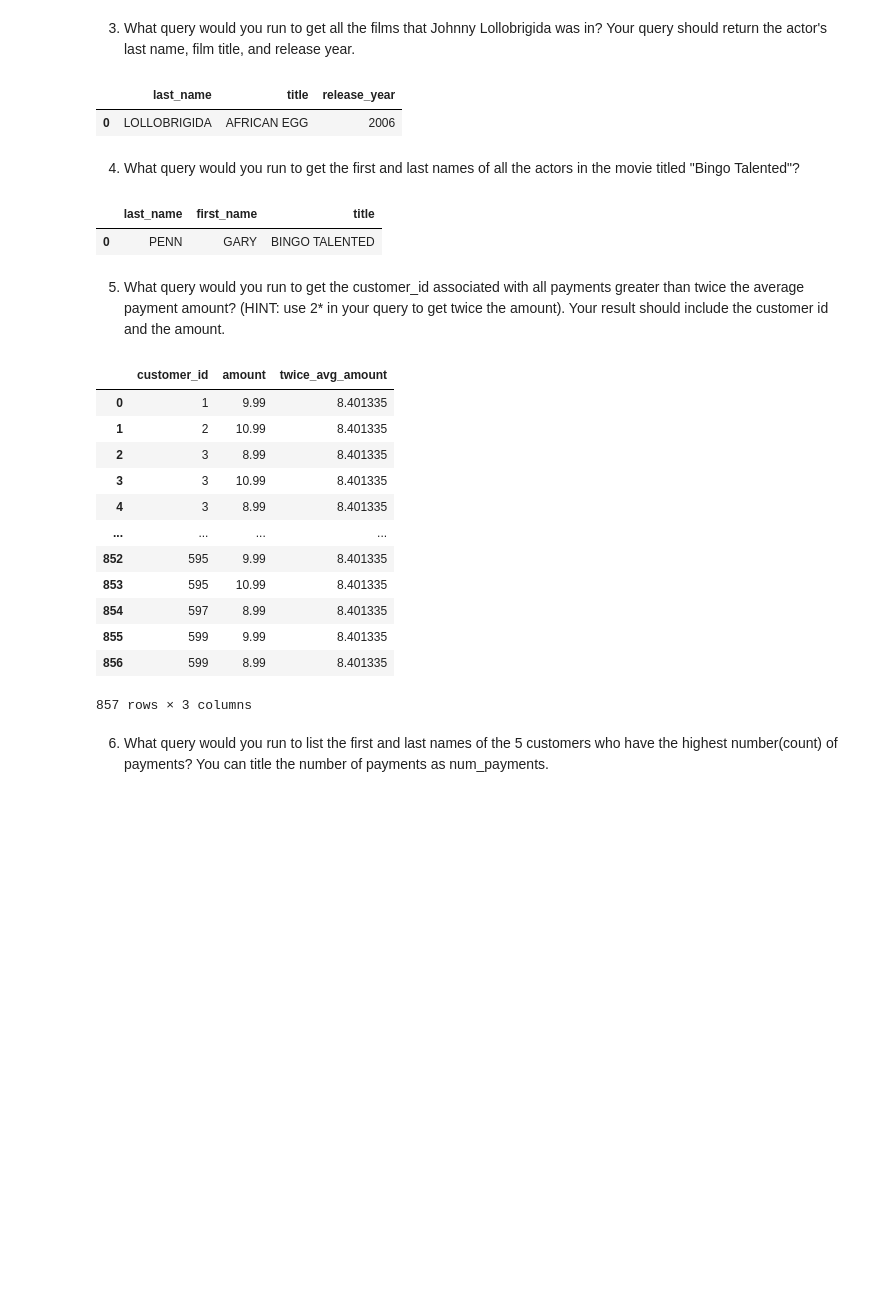
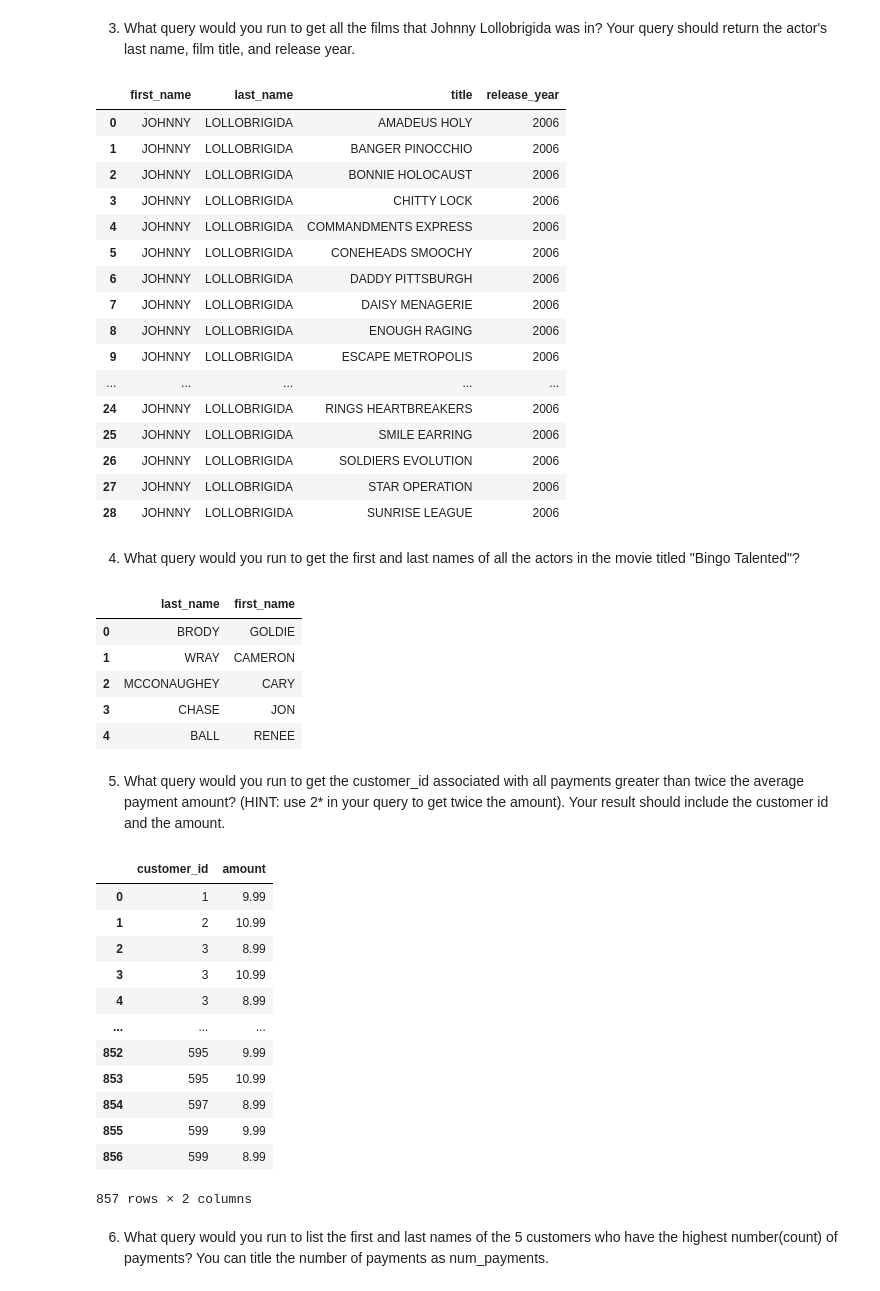
Before and after one commit to SinghNavnoor/sql_with_python_CORE, a Jupyter notebook: Sakila_Core_SQL with Python.ipynb, the cells around one changed output. Cells and saved outputs as stored; diff of their text form; code cells hidden in the pictures; blank space fills up the shorter version.

```diff
--- a/Sakila_Core_SQL with Python.ipynb
+++ b/Sakila_Core_SQL with Python.ipynb
@@ -51,56 +71,78 @@ pd.read_sql(q,engine)
 3. What query would you run to get all the films that Johnny Lollobrigida was in? Your query should return the actor's last name, film title, and release year.
 # %%
 q = """
-SELECT last_name, title, release_year
-FROM film
-JOIN actor
-ON film.film_id = actor.actor_id
-WHERE last_name = 'Lollobrigida';
+SELECT actor.first_name, actor.last_name, film.title, film.release_year
+FROM actor
+JOIN film_actor
+ON actor.actor_id = film_actor.actor_id
+JOIN film
+ON film_actor.film_id = film.film_id
+WHERE actor.first_name = "Johnny" AND actor.last_name = 'Lollobrigida';
 """
 
 pd.read_sql(q,engine)
 # %% [output]
-|  | last_name | title | release_year |
-| 0 | LOLLOBRIGIDA | AFRICAN EGG | 2006 |
+|  | first_name | last_name | title | release_year |
+| 0 | JOHNNY | LOLLOBRIGIDA | AMADEUS HOLY | 2006 |
+| 1 | JOHNNY | LOLLOBRIGIDA | BANGER PINOCCHIO | 2006 |
+| 2 | JOHNNY | LOLLOBRIGIDA | BONNIE HOLOCAUST | 2006 |
+| 3 | JOHNNY | LOLLOBRIGIDA | CHITTY LOCK | 2006 |
+| 4 | JOHNNY | LOLLOBRIGIDA | COMMANDMENTS EXPRESS | 2006 |
+| 5 | JOHNNY | LOLLOBRIGIDA | CONEHEADS SMOOCHY | 2006 |
+| 6 | JOHNNY | LOLLOBRIGIDA | DADDY PITTSBURGH | 2006 |
+| 7 | JOHNNY | LOLLOBRIGIDA | DAISY MENAGERIE | 2006 |
+| 8 | JOHNNY | LOLLOBRIGIDA | ENOUGH RAGING | 2006 |
+| 9 | JOHNNY | LOLLOBRIGIDA | ESCAPE METROPOLIS | 2006 |
+| ... | ... | ... | ... | ... |
+| 24 | JOHNNY | LOLLOBRIGIDA | RINGS HEARTBREAKERS | 2006 |
+| 25 | JOHNNY | LOLLOBRIGIDA | SMILE EARRING | 2006 |
+| 26 | JOHNNY | LOLLOBRIGIDA | SOLDIERS EVOLUTION | 2006 |
+| 27 | JOHNNY | LOLLOBRIGIDA | STAR OPERATION | 2006 |
+| 28 | JOHNNY | LOLLOBRIGIDA | SUNRISE LEAGUE | 2006 |
 # %% [markdown]
 4. What query would you run to get the first and last names of all the actors in the movie titled "Bingo Talented"?
 # %%
 q = """
-SELECT last_name, first_name, title
-FROM actor as a
-LEFT JOIN film as f
-ON a.actor_id = f.film_id
-WHERE title = "Bingo Talented";
+SELECT actor.last_name, actor.first_name
+FROM actor
+JOIN film_actor
+ON actor.actor_id = film_actor.actor_id
+WHERE
+film_actor.film_id = (SELECT film_id FROM film WHERE film.title = "Bingo Talented");
 """
 
 pd.read_sql(q,engine)
 # %% [output]
-|  | last_name | first_name | title |
-| 0 | PENN | GARY | BINGO TALENTED |
+|  | last_name | first_name |
+| 0 | BRODY | GOLDIE |
+| 1 | WRAY | CAMERON |
+| 2 | MCCONAUGHEY | CARY |
+| 3 | CHASE | JON |
+| 4 | BALL | RENEE |
 # %% [markdown]
 5. What query would you run to get the customer_id associated with all payments greater than twice the average payment amount? (HINT: use 2* in your query to get twice the amount). Your result should include the customer id and the amount.
 # %%
 q = """
-SELECT p.customer_id, p.amount, (SELECT 2*AVG(amount) FROM payment) AS twice_avg_amount
+SELECT p.customer_id, p.amount
 FROM payment as p
-WHERE p.amount > (SELECT 2*AVG(amount) FROM payment);
+WHERE p.amount > 2 * (SELECT AVG(amount) FROM payment);
 """
 
 pd.read_sql(q,engine)
 # %% [output]
-|  | customer_id | amount | twice_avg_amount |
-| 0 | 1 | 9.99 | 8.401335 |
-| 1 | 2 | 10.99 | 8.401335 |
-| 2 | 3 | 8.99 | 8.401335 |
-| 3 | 3 | 10.99 | 8.401335 |
-| 4 | 3 | 8.99 | 8.401335 |
-| ... | ... | ... | ... |
-| 852 | 595 | 9.99 | 8.401335 |
-| 853 | 595 | 10.99 | 8.401335 |
-| 854 | 597 | 8.99 | 8.401335 |
-| 855 | 599 | 9.99 | 8.401335 |
-| 856 | 599 | 8.99 | 8.401335 |
+|  | customer_id | amount |
+| 0 | 1 | 9.99 |
+| 1 | 2 | 10.99 |
+| 2 | 3 | 8.99 |
+| 3 | 3 | 10.99 |
+| 4 | 3 | 8.99 |
+| ... | ... | ... |
+| 852 | 595 | 9.99 |
+| 853 | 595 | 10.99 |
+| 854 | 597 | 8.99 |
+| 855 | 599 | 9.99 |
+| 856 | 599 | 8.99 |
-857 rows × 3 columns
+857 rows × 2 columns
 # %% [markdown]
 6. What query would you run to list the first and last names of the 5 customers who have the highest number(count) of payments? You can title the number of payments as num_payments.
 # %%
```
Also changed, not shown: parts of 3 cells of this notebook.
